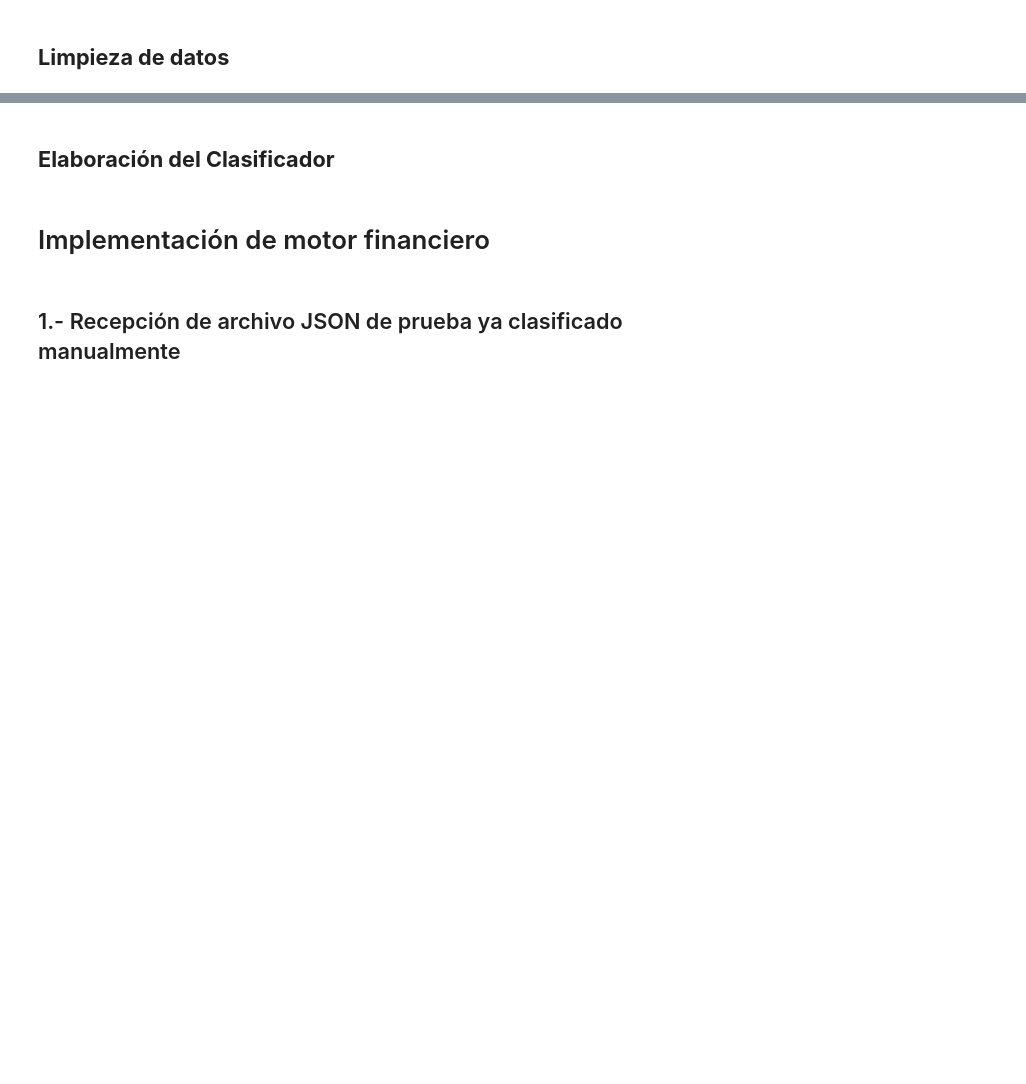
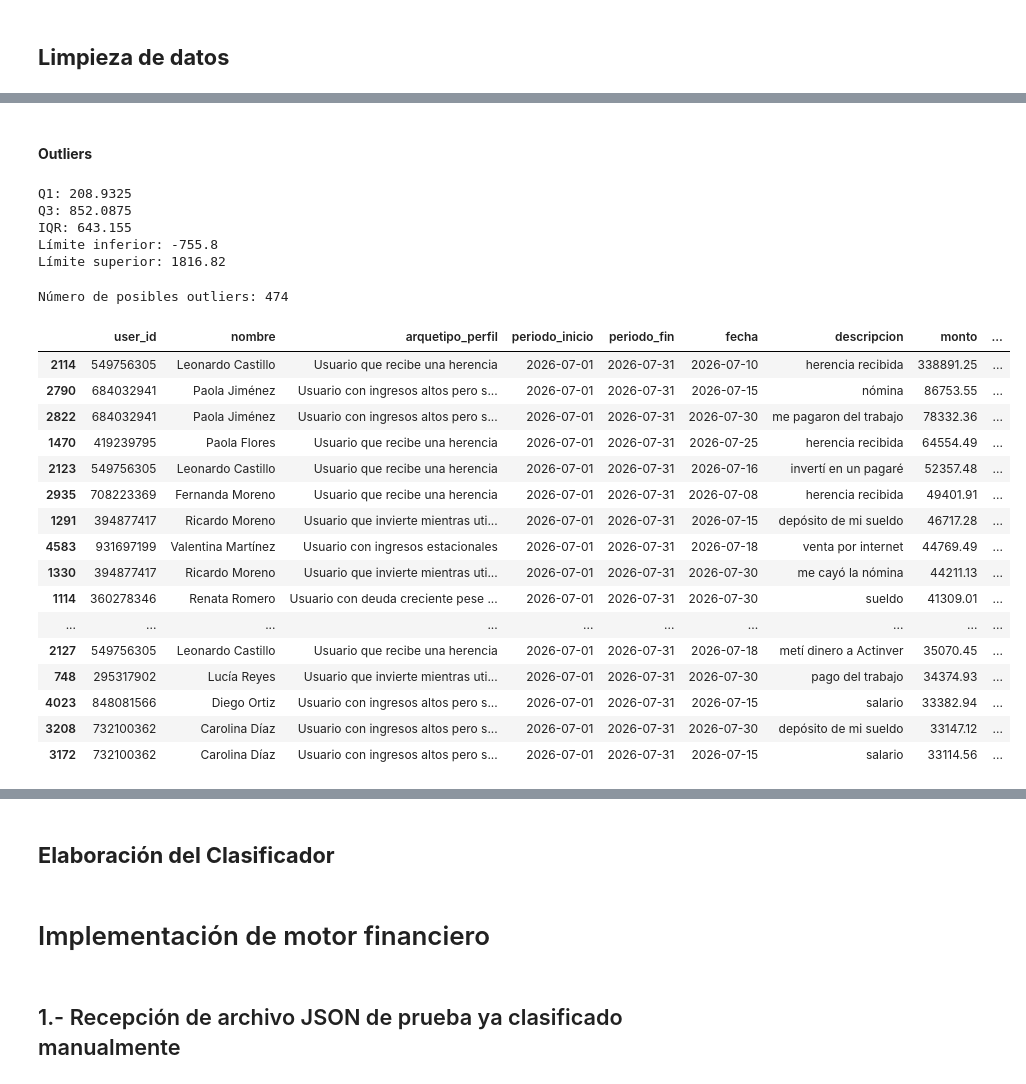
Before and after one commit to No-Country-simulation/Hackathon-G9-LATAM-Team-68, a Jupyter notebook: ciencia-de-datos/cuaderno_trabajo.ipynb, the cells around one changed output, grey strips where cells are left out. Drawn from its saved outputs; the diff is of its cells as text; code cells hidden in the pictures; blank space fills up the shorter version.

```diff
--- a/ciencia-de-datos/cuaderno_trabajo.ipynb
+++ b/ciencia-de-datos/cuaderno_trabajo.ipynb
@@ -329,11 +72,0 @@ np.int64(0)
-# %%
-columnas_categoricas = [
-    "tipo_movimiento",
-    "categoria",
-    "grupo",
-    "tipo_pago"
-]
-
-for columna in columnas_categoricas:
-    print(f"\n--- {columna} ---")
-    print(df[columna].value_counts(dropna=False))
@@ -401,5 +273,6 @@ columnas_fecha = [
 for columna in columnas_fecha:
     df[columna] = pd.to_datetime(
         df[columna],
-        errors="coerce"
+        format="%d-%m-%Y",
+        errors="raise"
     )
@@ -431,0 +301,5 @@ dtype: int64
+# %%
+df["monto"] = pd.to_numeric(
+    df["monto"],
+    errors="raise"
+).round(2)
@@ -511,7 +325,0 @@ df["descripcion"].nunique()
-# %%
-#normaliza los textos
-df["descripcion_limpia"] = (
-    df["descripcion"]
-    .str.lower()
-    .str.strip()
-)
@@ -524,0 +326,53 @@ df.to_csv(
+# %% [markdown]
+#### **Outliers**
+# %%
+Q1 = df["monto"].quantile(0.25)
+Q3 = df["monto"].quantile(0.75)
+
+IQR = Q3 - Q1
+
+limite_inferior = Q1 - 1.5 * IQR
+limite_superior = Q3 + 1.5 * IQR
+
+print("Q1:", Q1)
+print("Q3:", Q3)
+print("IQR:", IQR)
+print("Límite inferior:", limite_inferior)
+print("Límite superior:", limite_superior)
+# %% [output]
+Q1: 208.9325
+Q3: 852.0875
+IQR: 643.155
+Límite inferior: -755.8
+Límite superior: 1816.82
+# %%
+outliers = df[
+    (df["monto"] < limite_inferior) |
+    (df["monto"] > limite_superior)
+]
+
+print("Número de posibles outliers:", len(outliers))
+
+outliers.sort_values(
+    "monto",
+    ascending=False
+).head(20)
+# %% [output]
+Número de posibles outliers: 474
+|  | user_id | nombre | arquetipo_perfil | periodo_inicio | periodo_fin | fecha | descripcion | monto | ... |
+| 2114 | 549756305 | Leonardo Castillo | Usuario que recibe una herencia | 2026-07-01 | 2026-07-31 | 2026-07-10 | herencia recibida | 338891.25 | ... |
+| 2790 | 684032941 | Paola Jiménez | Usuario con ingresos altos pero s... | 2026-07-01 | 2026-07-31 | 2026-07-15 | nómina | 86753.55 | ... |
+| 2822 | 684032941 | Paola Jiménez | Usuario con ingresos altos pero s... | 2026-07-01 | 2026-07-31 | 2026-07-30 | me pagaron del trabajo | 78332.36 | ... |
+| 1470 | 419239795 | Paola Flores | Usuario que recibe una herencia | 2026-07-01 | 2026-07-31 | 2026-07-25 | herencia recibida | 64554.49 | ... |
+| 2123 | 549756305 | Leonardo Castillo | Usuario que recibe una herencia | 2026-07-01 | 2026-07-31 | 2026-07-16 | invertí en un pagaré | 52357.48 | ... |
+| 2935 | 708223369 | Fernanda Moreno | Usuario que recibe una herencia | 2026-07-01 | 2026-07-31 | 2026-07-08 | herencia recibida | 49401.91 | ... |
+| 1291 | 394877417 | Ricardo Moreno | Usuario que invierte mientras uti... | 2026-07-01 | 2026-07-31 | 2026-07-15 | depósito de mi sueldo | 46717.28 | ... |
+| 4583 | 931697199 | Valentina Martínez | Usuario con ingresos estacionales | 2026-07-01 | 2026-07-31 | 2026-07-18 | venta por internet | 44769.49 | ... |
+| 1330 | 394877417 | Ricardo Moreno | Usuario que invierte mientras uti... | 2026-07-01 | 2026-07-31 | 2026-07-30 | me cayó la nómina | 44211.13 | ... |
+| 1114 | 360278346 | Renata Romero | Usuario con deuda creciente pese ... | 2026-07-01 | 2026-07-31 | 2026-07-30 | sueldo | 41309.01 | ... |
+| ... | ... | ... | ... | ... | ... | ... | ... | ... | ... |
+| 2127 | 549756305 | Leonardo Castillo | Usuario que recibe una herencia | 2026-07-01 | 2026-07-31 | 2026-07-18 | metí dinero a Actinver | 35070.45 | ... |
+| 748 | 295317902 | Lucía Reyes | Usuario que invierte mientras uti... | 2026-07-01 | 2026-07-31 | 2026-07-30 | pago del trabajo | 34374.93 | ... |
+| 4023 | 848081566 | Diego Ortiz | Usuario con ingresos altos pero s... | 2026-07-01 | 2026-07-31 | 2026-07-15 | salario | 33382.94 | ... |
+| 3208 | 732100362 | Carolina Díaz | Usuario con ingresos altos pero s... | 2026-07-01 | 2026-07-31 | 2026-07-30 | depósito de mi sueldo | 33147.12 | ... |
+| 3172 | 732100362 | Carolina Díaz | Usuario con ingresos altos pero s... | 2026-07-01 | 2026-07-31 | 2026-07-15 | salario | 33114.56 | ... |
```
Also changed, not shown: parts of 118 cells of this notebook.
